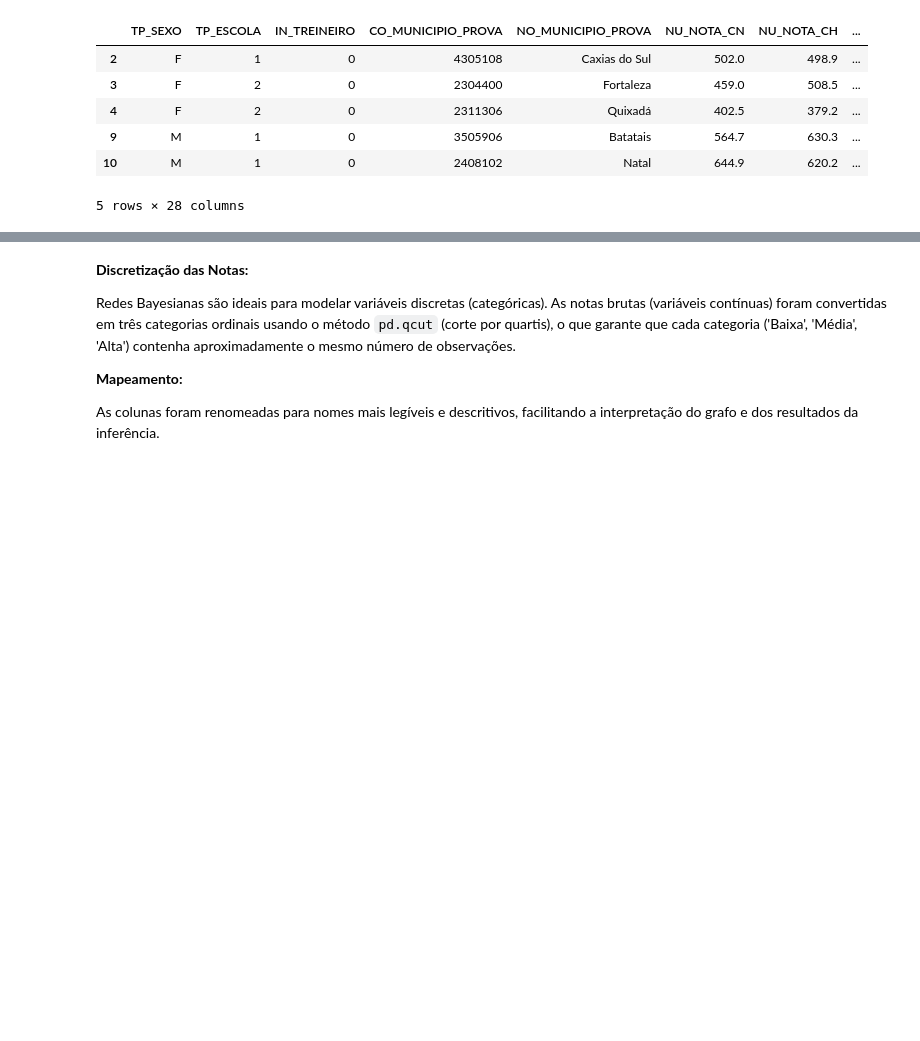
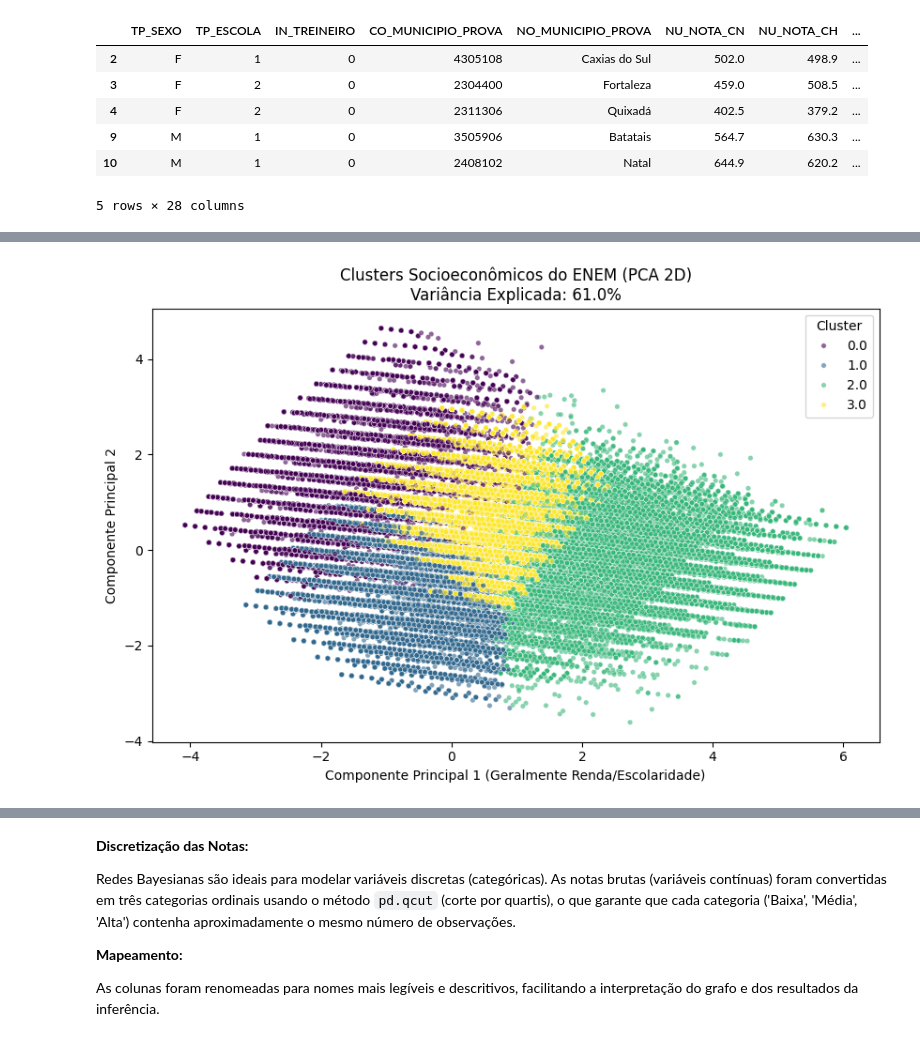
Before and after one commit to loudnts09/redes_bayesianas_enem2023, a Jupyter notebook: RedesBayesianas_Dados_ENEM_2023.ipynb, the cells around one changed output, grey strips where cells are left out. Cells and saved outputs as stored; diff of their text form; code cells hidden in the pictures; blank space fills up the shorter version.

```diff
--- a/RedesBayesianas_Dados_ENEM_2023.ipynb
+++ b/RedesBayesianas_Dados_ENEM_2023.ipynb
@@ -219,0 +288,27 @@ Linhas: 944386
+# %%
+# amostra para visualização
+amostra_vis = df_tratado.dropna(subset=FEATURES_CLUSTER + ['cluster']).sample(900000, random_state=42)
+
+X_vis = amostra_vis[FEATURES_CLUSTER]
+X_vis_scaled = scaler.transform(X_vis) # usa o mesmo scaler treinado acima
+
+# PCA para reduzir de 6 dimensões para 2
+pca = PCA(n_components=2)
+X_pca = pca.fit_transform(X_vis_scaled)
+
+plt.figure(figsize=(10, 6))
+sns.scatterplot(
+    x=X_pca[:, 0],
+    y=X_pca[:, 1],
+    hue=amostra_vis['cluster'],
+    palette='viridis',
+    alpha=0.6,
+    s=15
+)
+plt.title(f'Clusters Socioeconômicos do ENEM (PCA 2D)\nVariância Explicada: {sum(pca.explained_variance_ratio_):.1%}')
+plt.xlabel('Componente Principal 1 (Geralmente Renda/Escolaridade)')
+plt.ylabel('Componente Principal 2')
+plt.legend(title='Cluster')
+plt.show()
+# %% [output]
+[figure, added]
```
Also changed, not shown: parts of 24 cells of this notebook.
